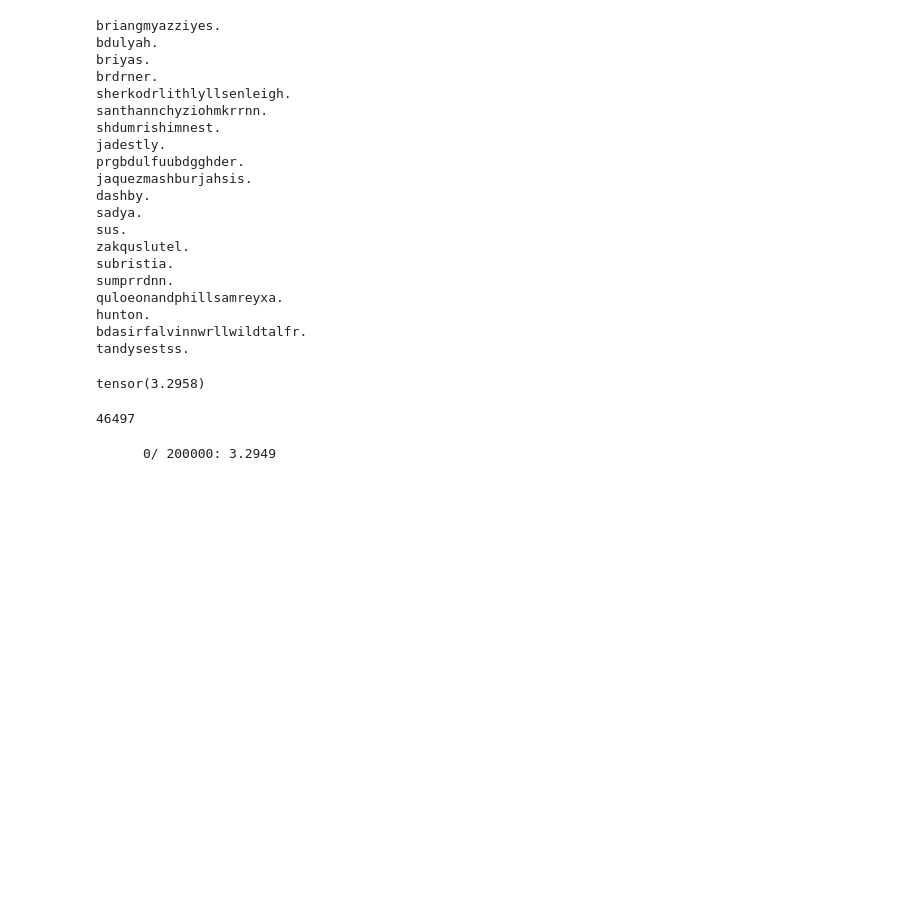
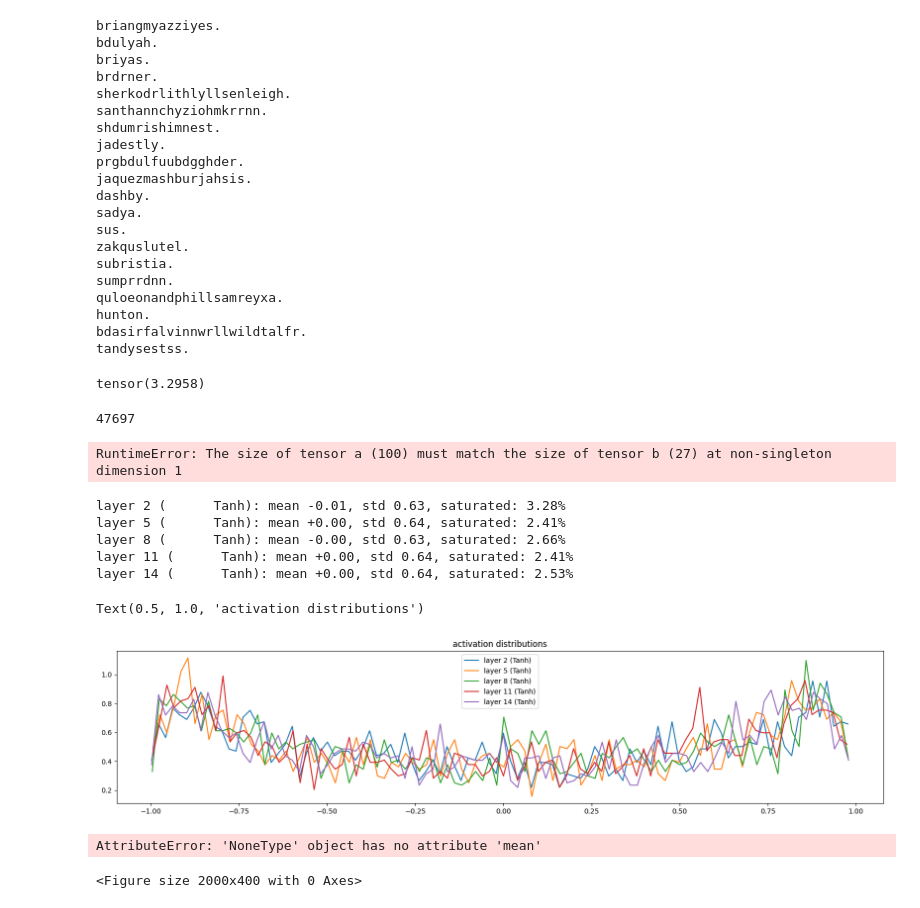
Before and after one commit to nabeelalikhan0/Deep-Learning, a Jupyter notebook: micrograd/Building makemore Part 3 Activations Gradients BatchNorm.ipynb, the cells around one changed output. Drawn from its saved outputs; the diff is of its cells as text; code cells hidden in the pictures; blank space fills up the shorter version.

```diff
--- a/micrograd/Building makemore Part 3 Activations Gradients BatchNorm.ipynb
+++ b/micrograd/Building makemore Part 3 Activations Gradients BatchNorm.ipynb
@@ -298,7 +298,7 @@ class Linear:
 class BatchNorm1d:
     def __init__(self,dim,eps=1e-5,momentum=0.1):
         self.eps = eps
-        self.momemtum = momentum
+        self.momentum = momentum
         self.training = True
         # parameters traine with backprop
         self.gamma = torch.ones(dim)
@@ -323,8 +323,8 @@ class BatchNorm1d:
         if self.training:
             with torch.no_grad():
                 # Update the bufferes using Exponential Moving Average (EMA) with momentum
-                self.running_mean = (1 - self.momemtum) * self.running_mean + self.momemtum * xmean
-                self.running_var = (1 - self.momemtum) * self.running_var + self.momemtum * xvar
+                self.running_mean = (1 - self.momentum) * self.running_mean + self.momentum * xmean
+                self.running_var = (1 - self.momentum) * self.running_var + self.momentum * xvar
         return self.out
 
     def parameters(self):
@@ -346,32 +346,35 @@ g = torch.Generator().manual_seed(2147483647) # for reproducibility
 
 C = torch.randn((vocab_size,n_embd),generator=g)
 layers = [
-    Linear(n_embd * block_size,n_hidden),Tanh(),
-    Linear(n_hidden,n_hidden),Tanh(),
-    Linear(n_hidden,n_hidden),Tanh(),
-    Linear(n_hidden,n_hidden),Tanh(),
-    Linear(n_hidden,n_hidden),Tanh(),
-    Linear(n_hidden,vocab_size),
+    Linear(n_embd * block_size,n_hidden),BatchNorm1d(n_hidden),Tanh(),
+    Linear(n_hidden,n_hidden),BatchNorm1d(n_hidden),Tanh(),
+    Linear(n_hidden,n_hidden),BatchNorm1d(n_hidden),Tanh(),
+    Linear(n_hidden,n_hidden),BatchNorm1d(n_hidden),Tanh(),
+    Linear(n_hidden,n_hidden),BatchNorm1d(n_hidden),Tanh(),
+    Linear(n_hidden,vocab_size),BatchNorm1d(vocab_size),
 ]
 
 with torch.no_grad():
     # last layer make less confident
-    layers[-1].weights *= 0.1
+    # layers[-1].weights *= 0.1 # without batchnorm
+    layers[-1].gamma *= 0.1 # with batchnorm
+
     # all other layer: apply gain
     for layer in layers[:-1]:
         if isinstance(layer,Linear):
-            layer.weights *= (5/3)
+            layer.weights *= 5/3
 
 parameters = [C] + [p for layer in layers for p in layer.parameters()]
 print(sum(p.nelement() for p in parameters))
 for p in parameters:
     p.requires_grad = True
 # %% [output]
-46497
+47697
 # %%
 max_steps = 200000
 batch_size = 32
 lossi = []
+ud = []
 
 for i in range(max_steps):
 
@@ -385,7 +388,7 @@ for i in range(max_steps):
 
     # forward pass
     for layer in layers:
-        x  = layer(x)
+        x = layer(x)
     loss = F.cross_entropy(x,Yb)
 
     # Backward pass
@@ -403,7 +406,48 @@ for i in range(max_steps):
     if i % 10000 == 0:
         print(f"{i:7d}/{max_steps:7d}: {loss.item():.4f}")
     lossi.append(loss.log10().item())
+    with torch.no_grad():
+        ud.append([(lr*p.grad.std() / p.data.std()).log().item() for p in parameters])
 
-    break # After one iteration, break the loop to avoid long training time in this example.
+    if i>=1000:
+        break # After one iteration, break the loop to avoid long training time in this example.
 # %% [output]
-      0/ 200000: 3.2949
+RuntimeError: The size of tensor a (100) must match the size of tensor b (27) at non-singleton dimension 1
+# %%
+# visualize histogram
+plt.figure(figsize=(20,4))
+legends = []
+for i, layer in enumerate(layers[:-1]): # note exclude the output layer
+    if isinstance(layer,Tanh):
+        t = layer.out
+        print('layer %d (%10s): mean %+.2f, std %.2f, saturated: %.2f%%' % (i,layer.__class__.__name__,t.mean(),t.std(),(t.abs()>0.97).float().mean()*100))
+        hy,hx = torch.histogram(t,density=True)
+        plt.plot(hx[:-1].detach(),hy.detach())
+        legends.append(f"layer {i} ({layer.__class__.__name__})")
+plt.legend(legends)
+plt.title("activation distributions")
+# %% [output]
+layer 2 (      Tanh): mean -0.01, std 0.63, saturated: 3.28%
+layer 5 (      Tanh): mean +0.00, std 0.64, saturated: 2.41%
+layer 8 (      Tanh): mean -0.00, std 0.63, saturated: 2.66%
+layer 11 (      Tanh): mean +0.00, std 0.64, saturated: 2.41%
+layer 14 (      Tanh): mean +0.00, std 0.64, saturated: 2.53%
+Text(0.5, 1.0, 'activation distributions')
+[figure, added]
+# %%
+# visualize histogram
+plt.figure(figsize=(20,4))
+legends = []
+for i, layer in enumerate(layers[:-1]): # note exclude the output layer
+    if isinstance(layer,Tanh):
+        t = layer.out.grad
+        print(f"layer: {layer.__class__.__name__}, mean: {t.mean():.4f}, std: {t.std():.4f}")
+        # print('layer %d (%10s): mean %+.2f, std %.2f, saturated: %.2f%%' % (i,layer.__class__.__name__,t.mean(),t.std(),(t.abs()>0.99).float().mean()*100))
+        hy,hx = torch.histogram(t,density=True)
+        plt.plot(hx[:-1].detach(),hy.detach())
+        legends.append(f"layer {i} ({layer.__class__.__name__})")
+plt.legend(legends)
+plt.title("gradient distributions")
+# %% [output]
+AttributeError: 'NoneType' object has no attribute 'mean'
+<Figure size 2000x400 with 0 Axes>
```
Also changed, not shown: parts of 2 cells of this notebook.
